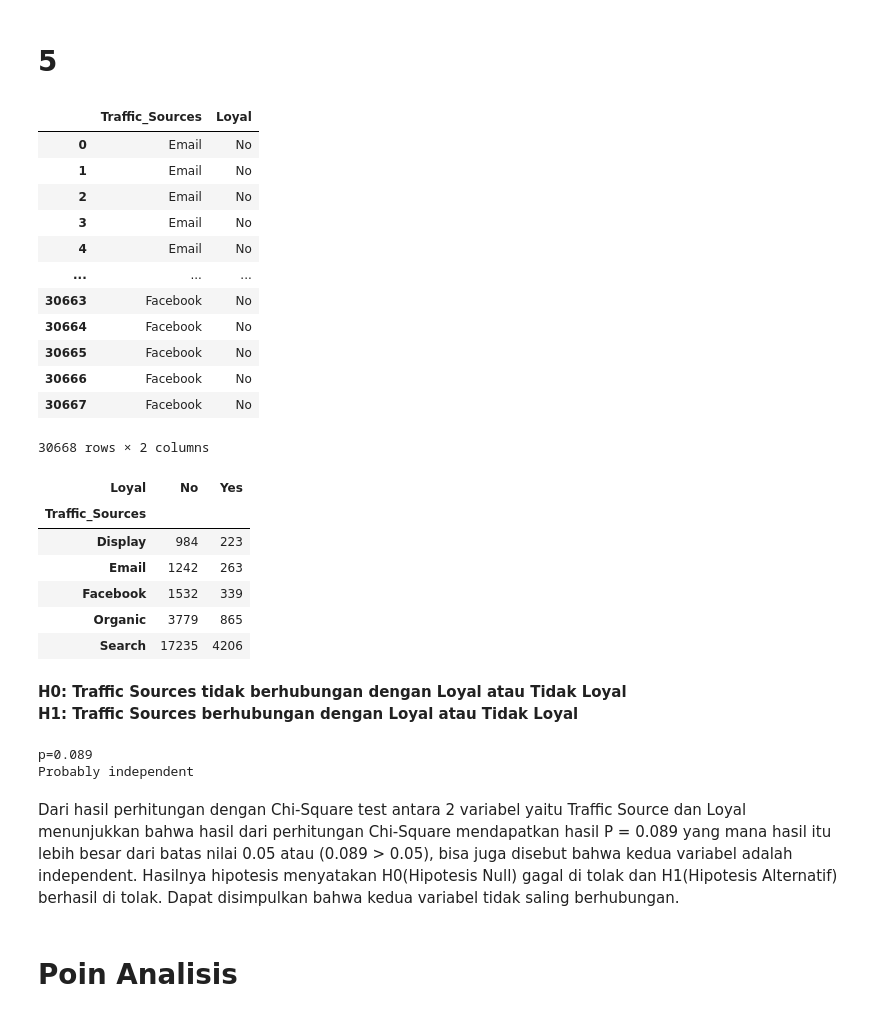
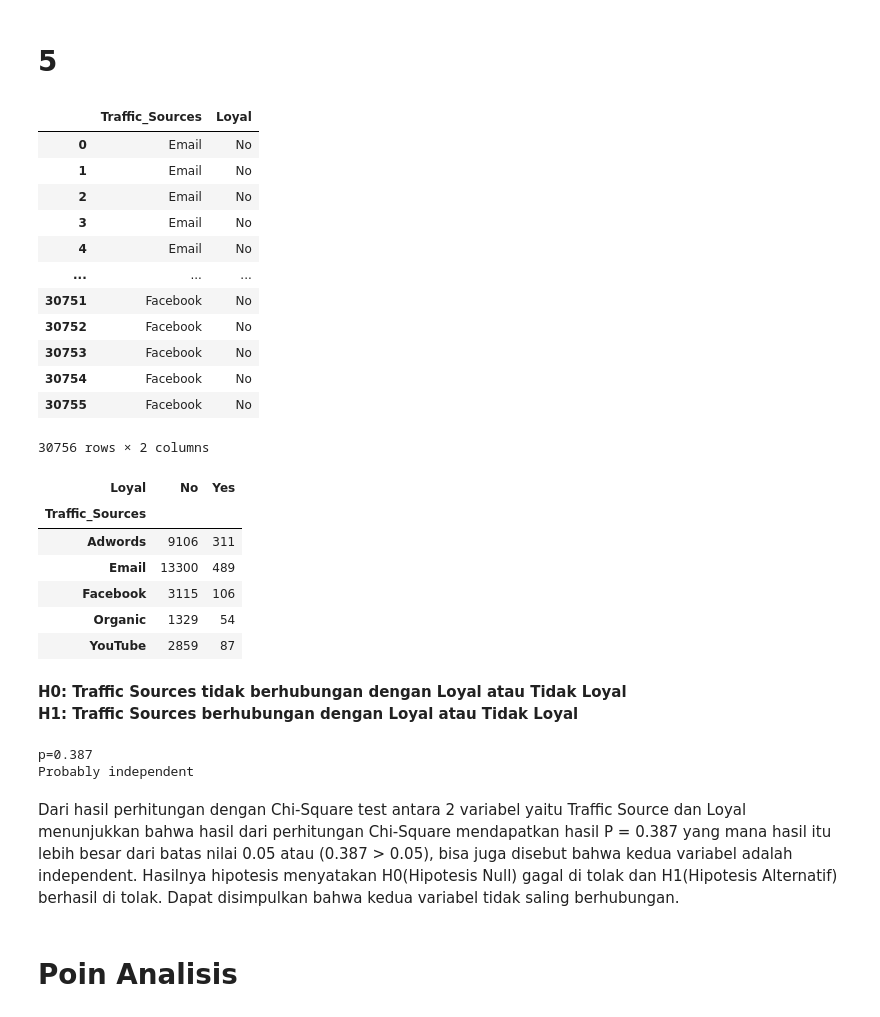
Before and after one commit to hedyfernando/Data_Science_Learn, a Jupyter notebook: h8dsft_P0W3_hedy_fernando.ipynb, the cells around one changed output. Saved outputs shown, nothing was run; the diff lists cells and outputs as text; code cells hidden in the pictures.

```diff
--- a/h8dsft_P0W3_hedy_fernando.ipynb
+++ b/h8dsft_P0W3_hedy_fernando.ipynb
@@ -134,29 +139,29 @@ dapat disimpulkan bahwa traffic source dengan tipe Search merupakan yang terbany
 # 5
 # %%
 connection = client.query('''
-SELECT u.traffic_source AS Traffic_Sources,
+SELECT e.traffic_source AS Traffic_Sources,
     case when count(oi.order_id)>=3 then 'Yes' else 'No' end AS Loyal
-    FROM `bigquery-public-data.thelook_ecommerce.order_items` AS oi
-    LEFT JOIN `bigquery-public-data.thelook_ecommerce.users` AS u
-    ON oi.user_id = u.id
+    FROM `bigquery-public-data.thelook_ecommerce.orders` AS oi
+    LEFT JOIN `bigquery-public-data.thelook_ecommerce.events` AS e
+    ON oi.user_id = e.id
     WHERE oi.created_at>="2022-01-01" and oi.created_at<="2022-06-30"
-    GROUP BY u.traffic_source, oi.user_id
+    GROUP BY e.traffic_source, oi.user_id
 ''').to_dataframe()
 connection
 # %% [output]
 |  | Traffic_Sources | Loyal |
 | 0 | Email | No |
 | 1 | Email | No |
 | 2 | Email | No |
 | 3 | Email | No |
 | 4 | Email | No |
 | ... | ... | ... |
-| 30663 | Facebook | No |
-| 30664 | Facebook | No |
-| 30665 | Facebook | No |
-| 30666 | Facebook | No |
-| 30667 | Facebook | No |
+| 30751 | Facebook | No |
+| 30752 | Facebook | No |
+| 30753 | Facebook | No |
+| 30754 | Facebook | No |
+| 30755 | Facebook | No |
-30668 rows × 2 columns
+30756 rows × 2 columns
 # %%
 chi_df=connection
 # %%
@@ -165,11 +170,11 @@ contigency_table
 # %% [output]
 | Loyal | No | Yes |
 | Traffic_Sources |  |  |
-| Display | 984 | 223 |
-| Email | 1242 | 263 |
-| Facebook | 1532 | 339 |
-| Organic | 3779 | 865 |
-| Search | 17235 | 4206 |
+| Adwords | 9106 | 311 |
+| Email | 13300 | 489 |
+| Facebook | 3115 | 106 |
+| Organic | 1329 | 54 |
+| YouTube | 2859 | 87 |
 # %% [markdown]
 **H0: Traffic Sources  tidak berhubungan dengan Loyal atau Tidak Loyal**<br>
 **H1: Traffic Sources berhubungan dengan Loyal atau Tidak Loyal**
@@ -181,10 +186,10 @@ if p > 0.05:
 else:
     print('Probably dependent')
 # %% [output]
-p=0.089
+p=0.387
 Probably independent
 # %% [markdown]
-Dari hasil perhitungan dengan Chi-Square test antara 2 variabel yaitu Traffic Source dan Loyal menunjukkan bahwa hasil dari perhitungan Chi-Square mendapatkan hasil P = 0.089 yang mana hasil itu lebih besar dari batas nilai 0.05 atau (0.089 > 0.05), bisa juga disebut bahwa kedua variabel adalah independent. Hasilnya hipotesis menyatakan H0(Hipotesis Null) gagal di tolak dan H1(Hipotesis Alternatif) berhasil di tolak. Dapat disimpulkan bahwa kedua variabel tidak saling berhubungan.
+Dari hasil perhitungan dengan Chi-Square test antara 2 variabel yaitu Traffic Source dan Loyal menunjukkan bahwa hasil dari perhitungan Chi-Square mendapatkan hasil P = 0.387 yang mana hasil itu lebih besar dari batas nilai 0.05 atau (0.387 > 0.05), bisa juga disebut bahwa kedua variabel adalah independent. Hasilnya hipotesis menyatakan H0(Hipotesis Null) gagal di tolak dan H1(Hipotesis Alternatif) berhasil di tolak. Dapat disimpulkan bahwa kedua variabel tidak saling berhubungan.
 # %% [markdown]
 # Poin Analisis
 # %% [markdown]
```
Also changed, not shown: parts of 11 cells of this notebook.
